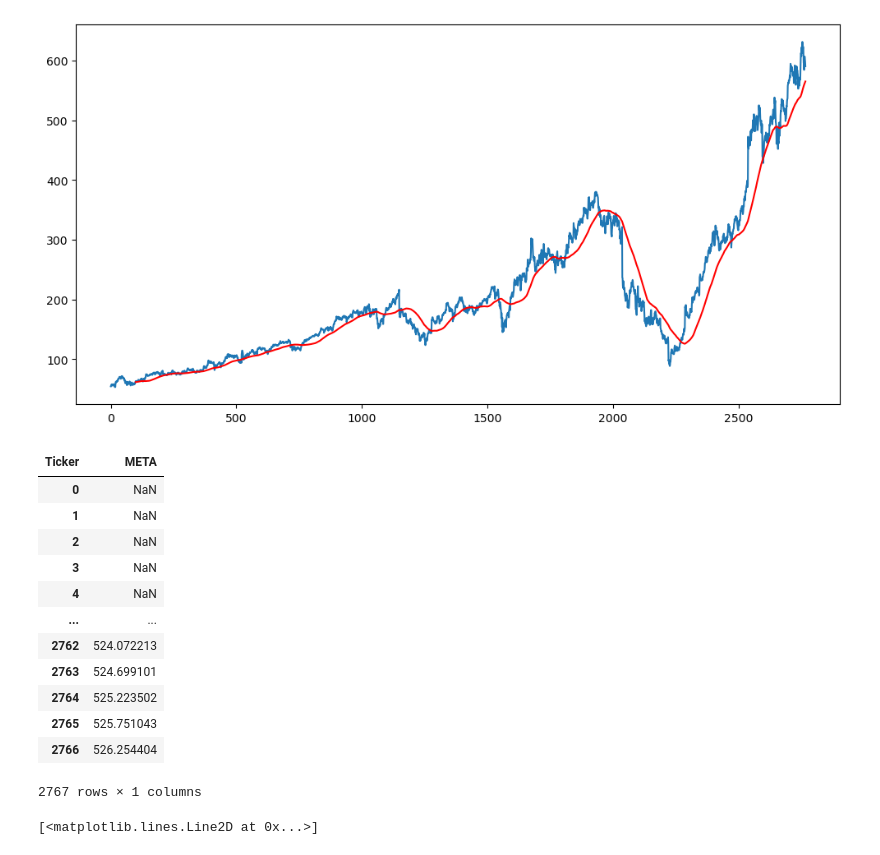
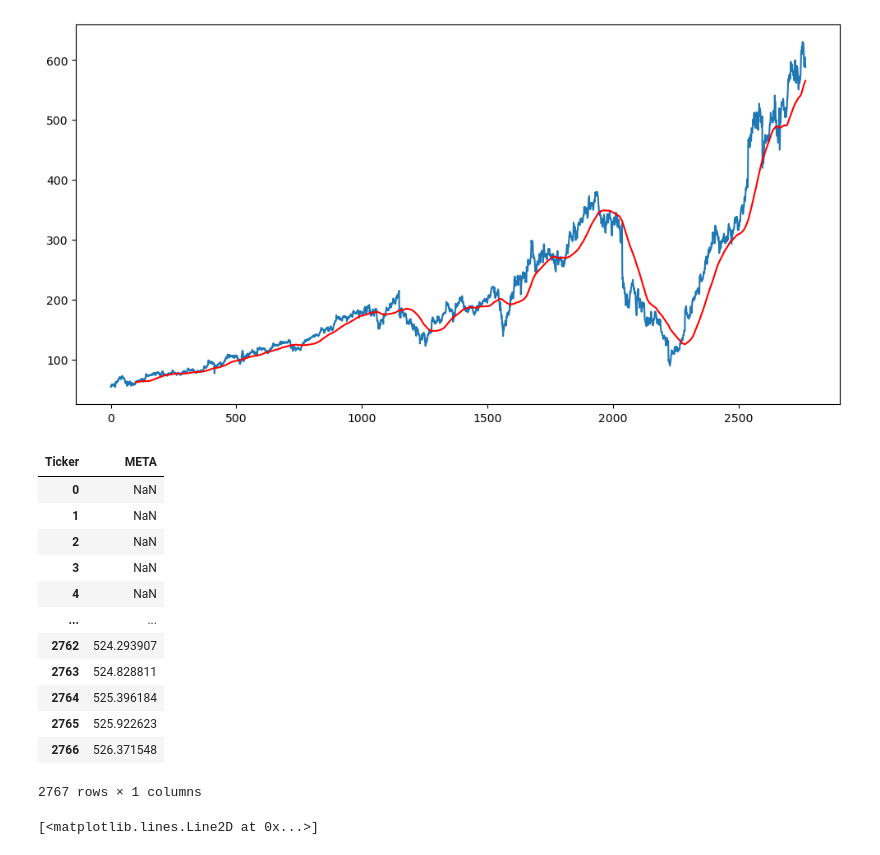
Before and after one commit to KPRANEETHA-1/Stock-Trend-Prediction, a Jupyter notebook: LSTM.ipynb, the cells around one changed output. Saved outputs shown, nothing was run; the diff lists cells and outputs as text; code cells hidden in the pictures.

```diff
--- a/LSTM.ipynb
+++ b/LSTM.ipynb
@@ -98,21 +98,21 @@ plt.plot(ma100,'r')
 [<matplotlib.lines.Line2D at 0x...>]
 [figure]
 # %%
-ma200=df.Close.rolling(200).mean()
+ma200=df.Open.rolling(200).mean()
 ma200
 # %% [output]
 | Ticker | META |
 | 0 | NaN |
 | 1 | NaN |
 | 2 | NaN |
 | 3 | NaN |
 | 4 | NaN |
 | ... | ... |
-| 2762 | 524.072213 |
-| 2763 | 524.699101 |
-| 2764 | 525.223502 |
-| 2765 | 525.751043 |
-| 2766 | 526.254404 |
+| 2762 | 524.293907 |
+| 2763 | 524.828811 |
+| 2764 | 525.396184 |
+| 2765 | 525.922623 |
+| 2766 | 526.371548 |
 2767 rows × 1 columns
 # %%
 plt.figure(figsize=(12,6))
```
Also changed, not shown: parts of 4 cells of this notebook, 1 other file.
